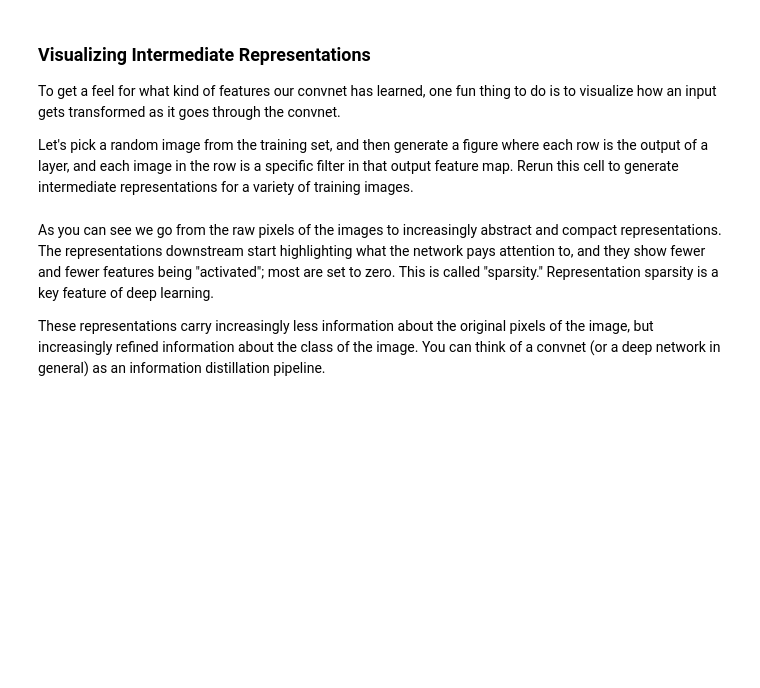
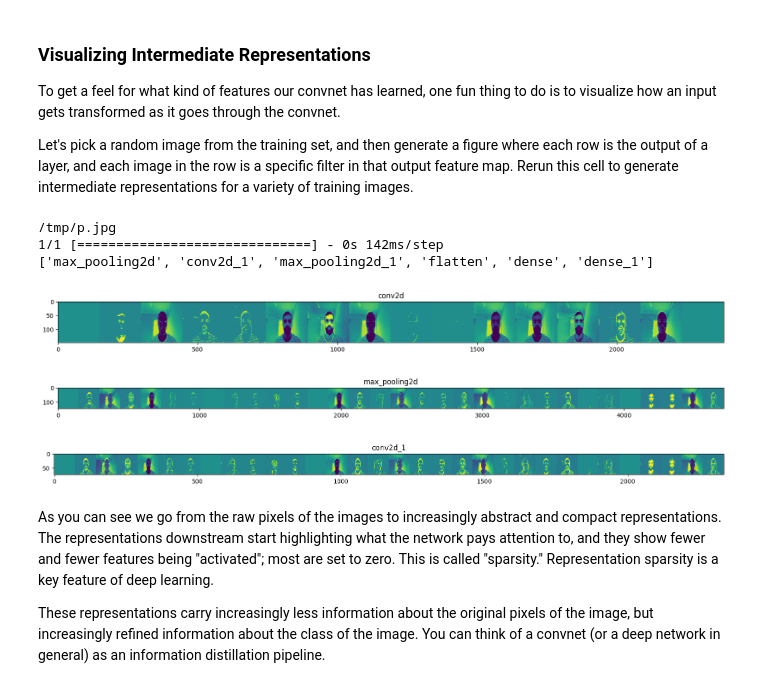
Before and after one commit to harshdeepsran/ml-foundations, a Jupyter notebook: Lab5-Using-Convolutions-With-Complex-Images.ipynb, the cells around one changed output. Cells and saved outputs as stored; diff of their text form; code cells hidden in the pictures; blank space fills up the shorter version.

```diff
--- a/Lab5-Using-Convolutions-With-Complex-Images.ipynb
+++ b/Lab5-Using-Convolutions-With-Complex-Images.ipynb
@@ -148,14 +166,13 @@ Finally we add the densely connected layers.
 
 Note that because we are facing a two-class classification problem, i.e. a *binary classification problem*, we will end our network with a [*sigmoid* activation](https://wikipedia.org/wiki/Sigmoid_function), so that the output of our network will be a single scalar between 0 and 1, encoding the probability that the current image is class 1 (as opposed to class 0).
 # %%
-model = tf.keras.models.Sequential([
+my_model = tf.keras.models.Sequential([
     tf.keras.layers.Conv2D(16, (3,3), activation='relu',
                            input_shape=(300, 300, 3)),
     tf.keras.layers.MaxPooling2D(2, 2),
     tf.keras.layers.Conv2D(32, (3,3), activation='relu'),
     tf.keras.layers.MaxPooling2D(2,2),
-    tf.keras.layers.Conv2D(64, (3,3), activation='relu'),
-    tf.keras.layers.MaxPooling2D(2,2),
+
     tf.keras.layers.Flatten(),
     tf.keras.layers.Dense(512, activation='relu'),
     tf.keras.layers.Dense(1, activation='sigmoid')
@@ -173,6 +208,6 @@ Next, we'll configure the specifications for model training. We will train our m
 # %%
 from tensorflow.keras.optimizers import RMSprop
 
-model.compile(loss='binary_crossentropy',
+my_model.compile(loss='binary_crossentropy',
               optimizer=RMSprop(lr=0.001),
               metrics=['accuracy'])
@@ -215,10 +255,10 @@ Do note the values per epoch.
 
 The Loss and Accuracy are a great indication of progress of training. It's making a guess as to the classification of the training data, and then measuring it against the known label, calculating the result. Accuracy is the portion of correct guesses.
 # %%
-history = model.fit(
+history = my_model.fit(
       train_generator,
       validation_data = validation_generator,
-      epochs=15,
+      epochs=5,
       steps_per_epoch=8,
       validation_steps=8,
       verbose=1)
@@ -272,14 +331,15 @@ from tensorflow.keras.preprocessing.image import img_to_array, load_img
 # Let's define a new Model that will take an image as input, and will output
 # intermediate representations for all layers in the previous model after
 # the first.
-successive_outputs = [layer.output for layer in model.layers[1:]]
+successive_outputs = [layer.output for layer in my_model.layers[1:]]
 #visualization_model = Model(img_input, successive_outputs)
-visualization_model = tf.keras.models.Model(inputs = model.input, outputs = successive_outputs)
+visualization_model = tf.keras.models.Model(inputs = my_model.input, outputs = successive_outputs)
 # Let's prepare a random input image from the training set.
 horse_img_files = [os.path.join(train_horse_dir, f) for f in train_horse_names]
 human_img_files = [os.path.join(train_human_dir, f) for f in train_human_names]
-img_path = random.choice(horse_img_files + human_img_files)
-
+#img_path = random.choice(horse_img_files + human_img_files)
+img_path = '/tmp/p.jpg'
+print(img_path)
 img = load_img(img_path, target_size=(300, 300))  # this is a PIL image
 x = img_to_array(img)  # Numpy array with shape (150, 150, 3)
 x = x.reshape((1,) + x.shape)  # Numpy array with shape (1, 150, 150, 3)
@@ -290,36 +350,43 @@ x /= 255
 # Let's run our image through our network, thus obtaining all
 # intermediate representations for this image.
 successive_feature_maps = visualization_model.predict(x)
 
 # These are the names of the layers, so can have them as part of our plot
-layer_names = [layer.name for layer in model.layers]
-
+layer_names = [layer.name for layer in my_model.layers]
+print(layer_names[1:])
 # Now let's display our representations
 for layer_name, feature_map in zip(layer_names, successive_feature_maps):
   if len(feature_map.shape) == 4:
     # Just do this for the conv / maxpool layers, not the fully-connected layers
     n_features = feature_map.shape[-1]  # number of features in feature map
     # The feature map has shape (1, size, size, n_features)
     size = feature_map.shape[1]
     # We will tile our images in this matrix
     display_grid = np.zeros((size, size * n_features))
     for i in range(n_features):
       # Postprocess the feature to make it visually palatable
       x = feature_map[0, :, :, i]
       x -= x.mean()
-      if x>0:
+      if np.any(x>0):
         x /= x.std()
       x *= 64
       x += 128
       x = np.clip(x, 0, 255).astype('uint8')
       # We'll tile each filter into this big horizontal grid
       display_grid[:, i * size : (i + 1) * size] = x
     # Display the grid
     scale = 20. / n_features
     plt.figure(figsize=(scale * n_features, scale))
     plt.title(layer_name)
     plt.grid(False)
     plt.imshow(display_grid, aspect='auto', cmap='viridis')
+# %% [output]
+/tmp/p.jpg
+1/1 [==============================] - 0s 142ms/step
+['max_pooling2d', 'conv2d_1', 'max_pooling2d_1', 'flatten', 'dense', 'dense_1']
+[figure, added]
+[figure, added]
+[figure, added]
 # %% [markdown]
 As you can see we go from the raw pixels of the images to increasingly abstract and compact representations. The representations downstream start highlighting what the network pays attention to, and they show fewer and fewer features being "activated"; most are set to zero. This is called "sparsity." Representation sparsity is a key feature of deep learning.
 
```
Also changed, not shown: parts of 11 cells of this notebook.
